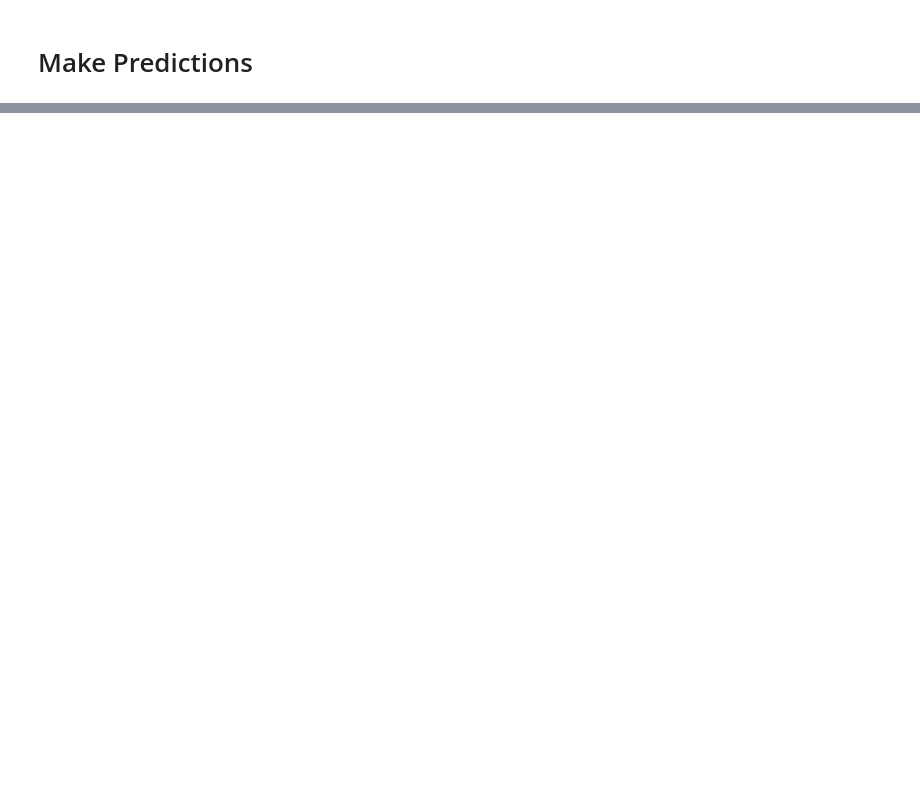
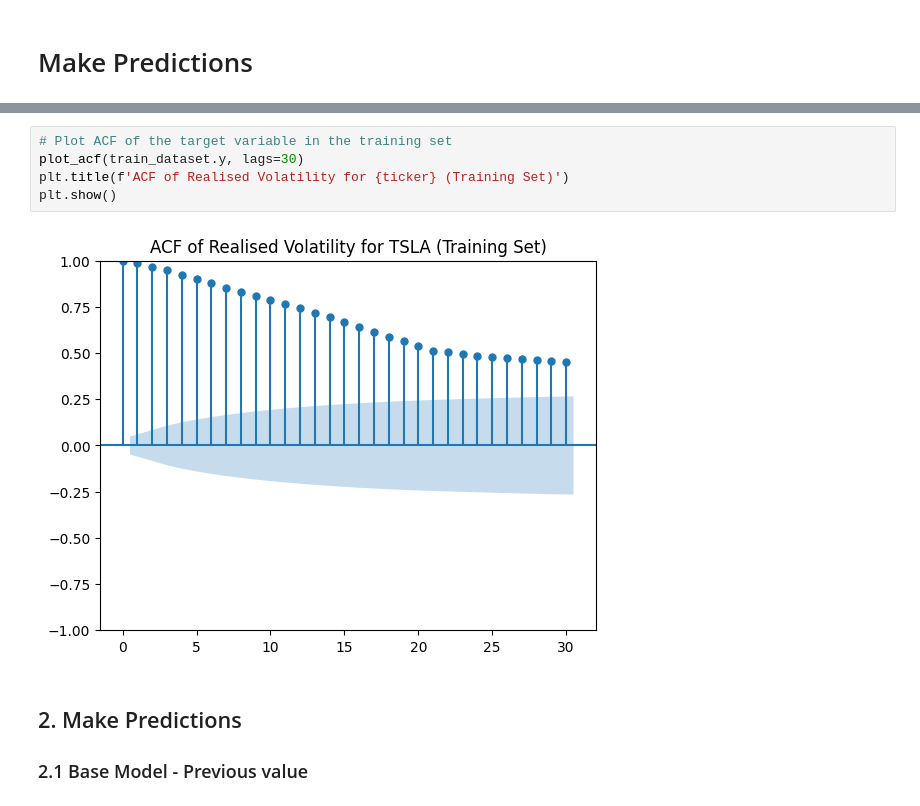
Before and after one commit to ICAI-IMAT-XAI/final-project-IgnacioBayon, a Jupyter notebook: notebooks/predict.ipynb, the cells around one changed output, grey strips where cells are left out. Saved outputs shown, nothing was run; the diff lists cells and outputs as text; blank space fills up the shorter version.

```diff
--- a/notebooks/predict.ipynb
+++ b/notebooks/predict.ipynb
@@ -30,0 +81,10 @@ Test data shape: (858, 30, 5) (858, 1)
+# %%
+# Plot ACF of the target variable in the training set
+plot_acf(train_dataset.y, lags=30)
+plt.title(f'ACF of Realised Volatility for {ticker} (Training Set)')
+plt.show()
+# %% [output]
+[figure, added]
+# %% [markdown]
+## 2. Make Predictions
+### 2.1 Base Model - Previous value
```
Also changed, not shown: parts of 25 cells of this notebook, 7 other files.
